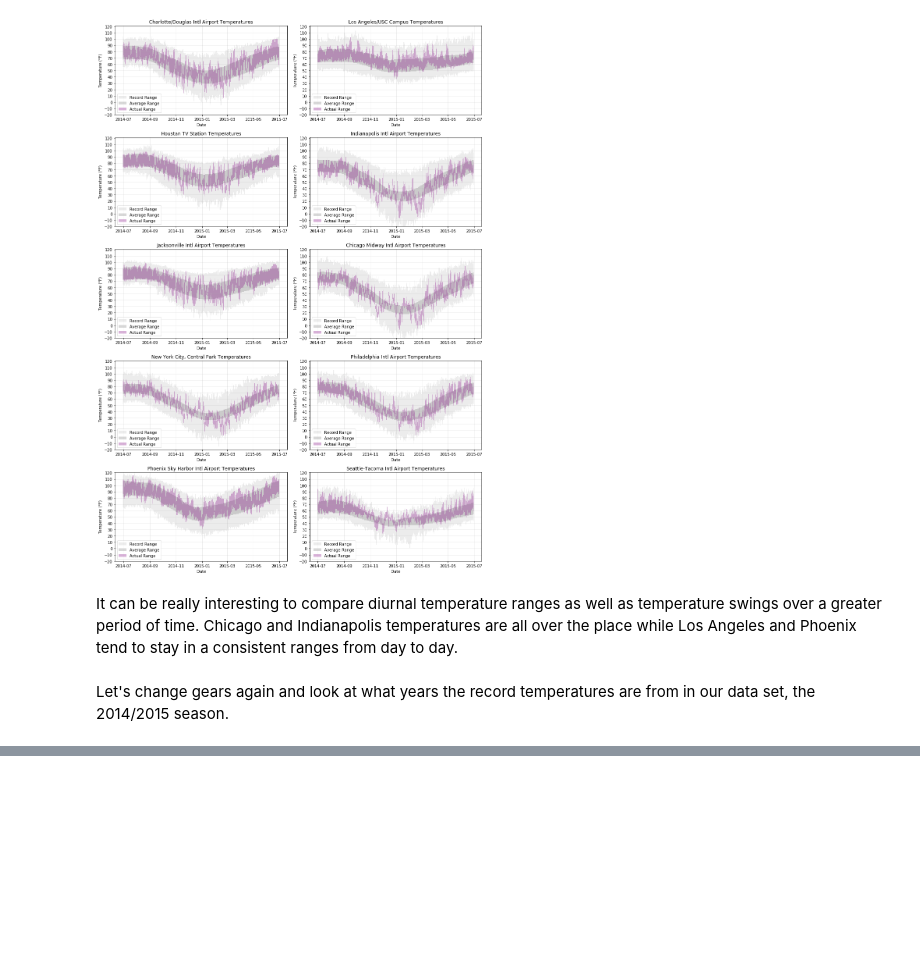
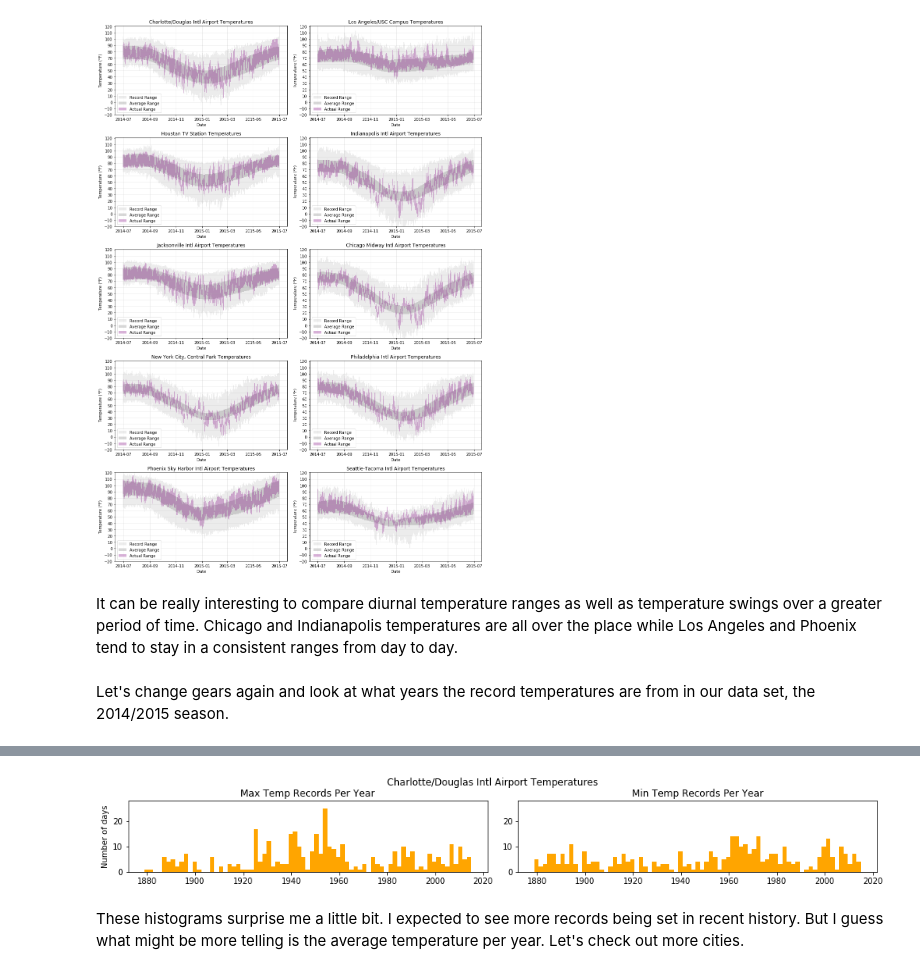
Before and after one commit to sn-ekstrand/weather-data-analysis, a Jupyter notebook: weather_data_exploration.ipynb, the cells around one changed output, grey strips where cells are left out. Cells and saved outputs as stored; diff of their text form; code cells hidden in the pictures; blank space fills up the shorter version.

Commit message:
compared record years of different cities

```diff
--- a/weather_data_exploration.ipynb
+++ b/weather_data_exploration.ipynb
@@ -223,0 +213,22 @@ ax[1].hist(df_kclt['record_min_temp_year'],
+# %%
+fig, ax = plt.subplots(1, 2, figsize=(14,2))
+
+ax[0].hist(df_kclt['record_max_temp_year'],
+           bins=75,
+           color='orange')
+ax[0].set_title('Max Temp Records Per Year')
+ax[0].set_ylim(0,28)
+ax[0].set_ylabel('Number of days')
+
+ax[1].hist(df_kclt['record_min_temp_year'],
+           bins=75,
+           color='orange')
+ax[1].set_title('Min Temp Records Per Year')
+ax[1].set_ylim(0,28)
+
+plt.suptitle('Charlotte/Douglas Intl Airport Temperatures', y=1.02)
+plt.tight_layout();
+# %% [output]
+[figure, added]
+# %% [markdown]
+These histograms surprise me a little bit. I expected to see more records being set in recent history. But I guess what might be more telling is the average temperature per year. Let's check out more cities.
```
Also changed, not shown: parts of 7 cells of this notebook.
